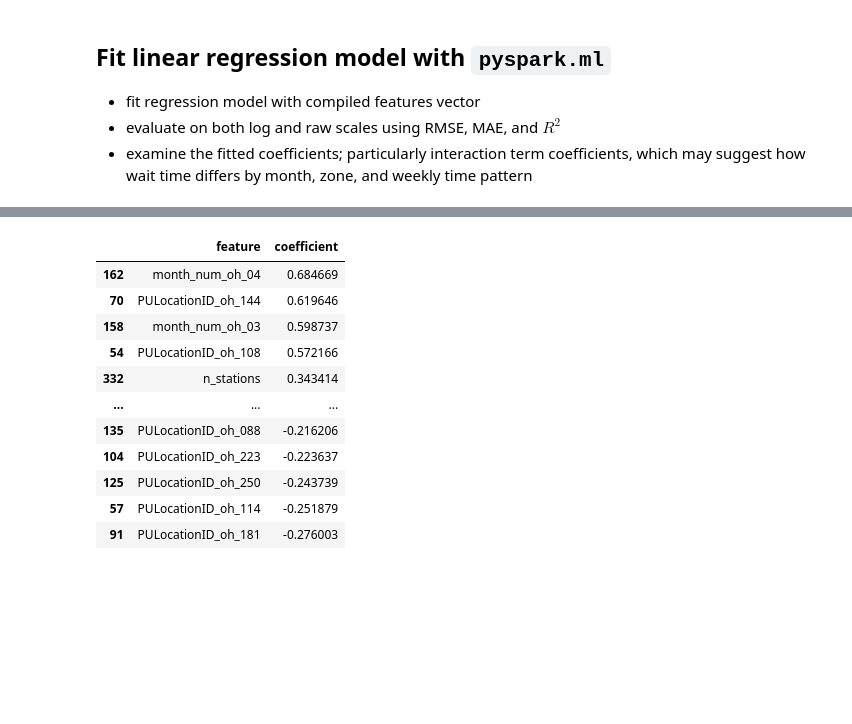
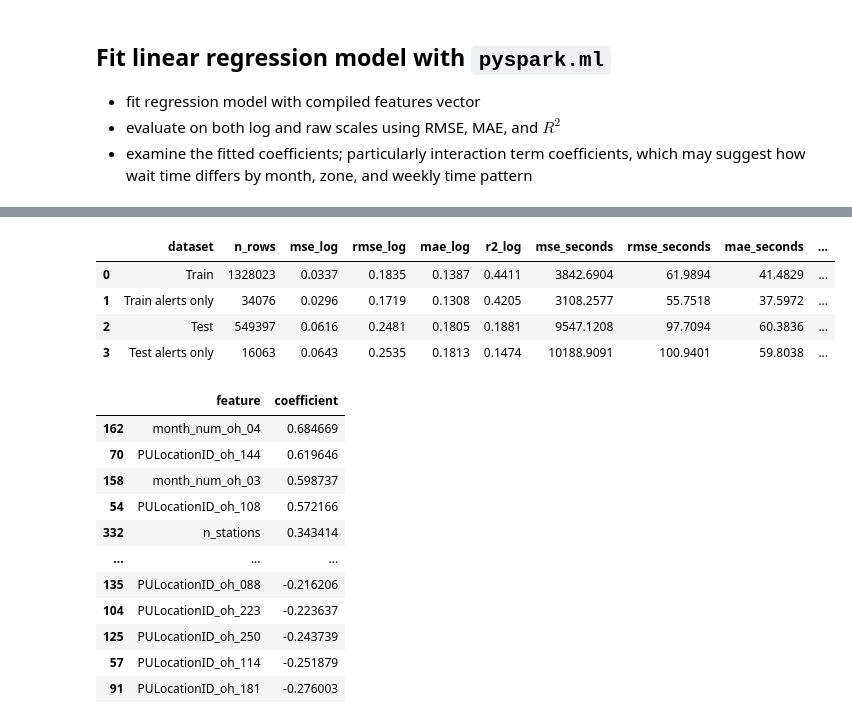
Before and after one commit to hannimeee/nyc_taxi_demand_response, a Jupyter notebook: code/06_statistical_modelling_1.ipynb, the cells around one changed output, grey strips where cells are left out. Saved outputs shown, nothing was run; the diff lists cells and outputs as text; code cells hidden in the pictures; blank space fills up the shorter version.

Commit message:
Added evaluation metrics for training set for report use

```diff
--- a/code/06_statistical_modelling_1.ipynb
+++ b/code/06_statistical_modelling_1.ipynb
@@ -266,3 +284,39 @@ Alert rows:            16,063
+# %%
+train_pred_linreg = (
+    model_linreg
+    .transform(train_base)
+    .withColumn("pred_wait_seconds", F.expm1("pred_log_wait"))
+)
+
+eval_rows = [
+    evaluate_linreg(train_pred_linreg, "Train"),
+    evaluate_linreg(train_pred_linreg.filter(F.col("has_alert") == 1), "Train alerts only"),
+    evaluate_linreg(pred_linreg, "Test"),
+    evaluate_linreg(pred_linreg.filter(F.col("has_alert") == 1), "Test alerts only"),
+]
+
+eval_linreg_pd = pd.DataFrame(eval_rows)
+
+eval_linreg_pd[
+    [
+        "dataset",
+        "n_rows",
+        "mse_log",
+        "rmse_log",
+        "mae_log",
+        "r2_log",
+        "mse_seconds",
+        "rmse_seconds",
+        "mae_seconds",
+        "r2_seconds",
+    ]
+].round(4)
+# %% [output]
+|  | dataset | n_rows | mse_log | rmse_log | mae_log | r2_log | mse_seconds | rmse_seconds | mae_seconds | ... |
+| 0 | Train | 1328023 | 0.0337 | 0.1835 | 0.1387 | 0.4411 | 3842.6904 | 61.9894 | 41.4829 | ... |
+| 1 | Train alerts only | 34076 | 0.0296 | 0.1719 | 0.1308 | 0.4205 | 3108.2577 | 55.7518 | 37.5972 | ... |
+| 2 | Test | 549397 | 0.0616 | 0.2481 | 0.1805 | 0.1881 | 9547.1208 | 97.7094 | 60.3836 | ... |
+| 3 | Test alerts only | 16063 | 0.0643 | 0.2535 | 0.1813 | 0.1474 | 10188.9091 | 100.9401 | 59.8038 | ... |
 # %%
 # Extract fitted coefficients
 fitted_lr = model_linreg.stages[-1]
```
Also changed, not shown: parts of 4 cells of this notebook.
